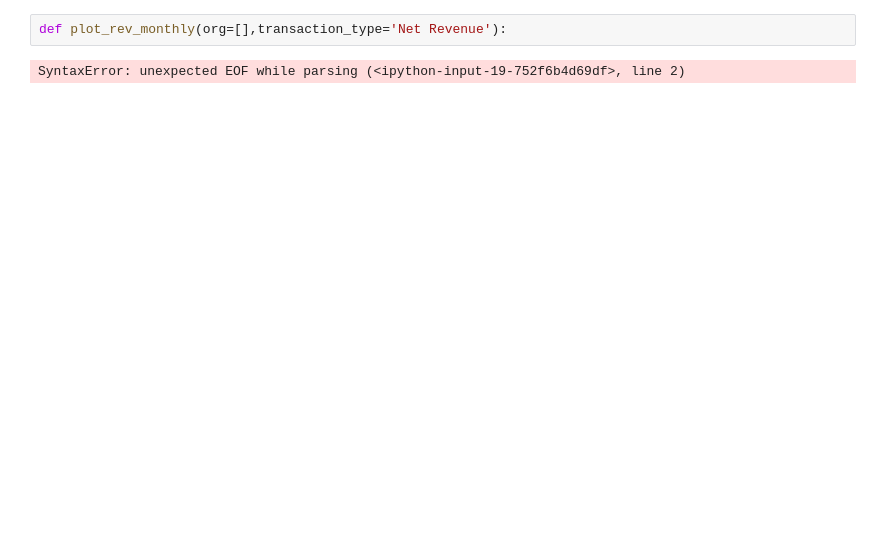
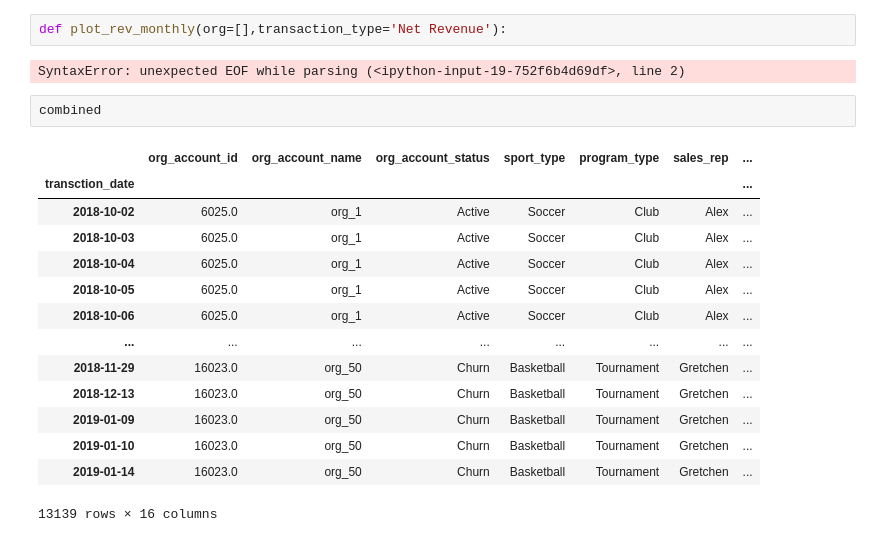
Before and after one commit to jcohen312/dashboard, a Jupyter notebook: playground.ipynb, the cells around one changed output. Saved outputs shown, nothing was run; the diff lists cells and outputs as text; blank space fills up the shorter version.

```diff
--- a/playground.ipynb
+++ b/playground.ipynb
@@ -149,3 +149,20 @@ fig.show()
 def plot_rev_monthly(org=[],transaction_type='Net Revenue'):
 # %% [output]
 SyntaxError: unexpected EOF while parsing (<ipython-input-19-752f6b4d69df>, line 2)
+# %%
+combined
+# %% [output]
+|  | org_account_id | org_account_name | org_account_status | sport_type | program_type | sales_rep | ... |
+| transction_date |  |  |  |  |  |  | ... |
+| 2018-10-02 | 6025.0 | org_1 | Active | Soccer | Club | Alex | ... |
+| 2018-10-03 | 6025.0 | org_1 | Active | Soccer | Club | Alex | ... |
+| 2018-10-04 | 6025.0 | org_1 | Active | Soccer | Club | Alex | ... |
+| 2018-10-05 | 6025.0 | org_1 | Active | Soccer | Club | Alex | ... |
+| 2018-10-06 | 6025.0 | org_1 | Active | Soccer | Club | Alex | ... |
+| ... | ... | ... | ... | ... | ... | ... | ... |
+| 2018-11-29 | 16023.0 | org_50 | Churn | Basketball | Tournament | Gretchen | ... |
+| 2018-12-13 | 16023.0 | org_50 | Churn | Basketball | Tournament | Gretchen | ... |
+| 2019-01-09 | 16023.0 | org_50 | Churn | Basketball | Tournament | Gretchen | ... |
+| 2019-01-10 | 16023.0 | org_50 | Churn | Basketball | Tournament | Gretchen | ... |
+| 2019-01-14 | 16023.0 | org_50 | Churn | Basketball | Tournament | Gretchen | ... |
+13139 rows × 16 columns
```
Also changed, not shown: 1 other file.
